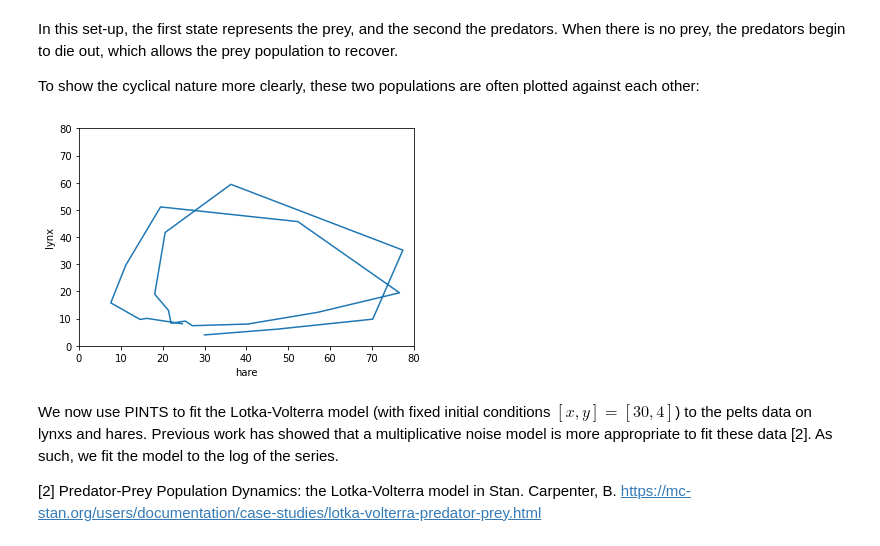
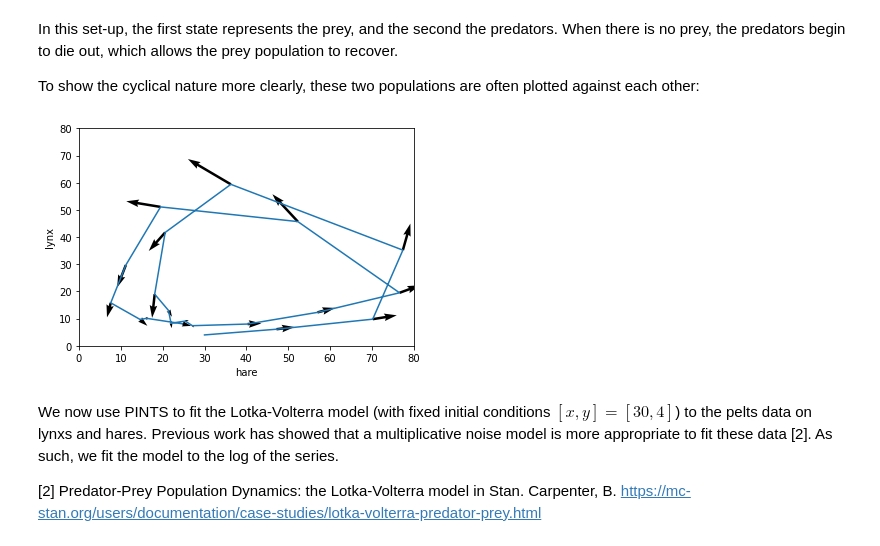
Before and after one commit to siilott/lotka-volterra-wolf-moose, a Jupyter notebook: lynx-hare-lotka-volterra.ipynb, the cells around one changed output. Drawn from its saved outputs; the diff is of its cells as text; code cells hidden in the pictures.

```diff
--- a/lynx-hare-lotka-volterra.ipynb
+++ b/lynx-hare-lotka-volterra.ipynb
@@ -51,15 +76,17 @@ When there is no prey, the predators begin to die out, which allows the prey pop
 
 To show the cyclical nature more clearly, these two populations are often plotted against each other:
 # %%
+import numpy as np
 plt.figure()
 plt.xlim(0, 80)
 plt.ylim(0, 80)
 plt.xlabel('hare')
 plt.ylabel('lynx')
 plt.plot(values[:, 0], values[:, 1])
+plt.quiver(values[:, 0][1:], values[:, 1][1:], np.diff(values[:, 0]), np.diff(values[:, 1]))
 plt.show()
 # %% [output]
-[figure, old version]
+[figure, new version]
 # %% [markdown]
 We now use PINTS to fit the Lotka-Volterra model (with fixed initial conditions $[x,y]=[30, 4]$) to the pelts data on lynxs and hares. Previous work has showed that a multiplicative noise model is more appropriate to fit these data [2]. As such, we fit the model to the log of the series.
 
```
Also changed, not shown: parts of 3 cells of this notebook.
